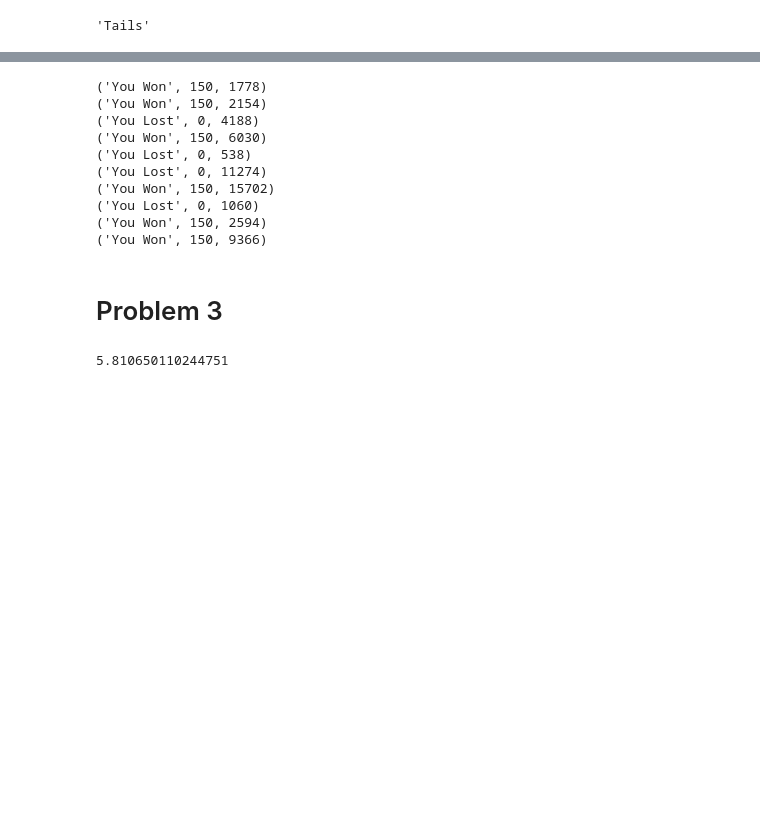
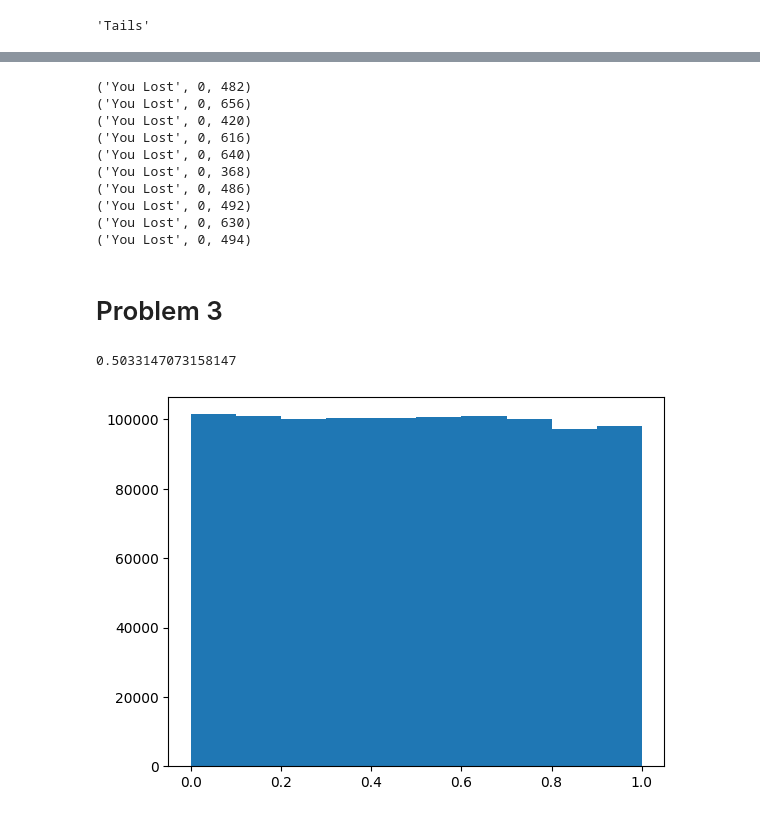
Before and after one commit to parkergeorge30/Phys41, a Jupyter notebook: HW3.ipynb, the cells around one changed output, grey strips where cells are left out. Saved outputs shown, nothing was run; the diff lists cells and outputs as text; code cells hidden in the pictures; blank space fills up the shorter version.

```diff
--- a/HW3.ipynb
+++ b/HW3.ipynb
@@ -80,30 +80,42 @@ def do_you_wanna_play_a_game(p):
 # %%
 N = 0
 while N<10:
-    print(do_you_wanna_play_a_game(0.5))
+    print(do_you_wanna_play_a_game(0.45))
     N+=1
 # %% [output]
-('You Won', 150, 1778)
-('You Won', 150, 2154)
-('You Lost', 0, 4188)
-('You Won', 150, 6030)
-('You Lost', 0, 538)
-('You Lost', 0, 11274)
-('You Won', 150, 15702)
-('You Lost', 0, 1060)
-('You Won', 150, 2594)
-('You Won', 150, 9366)
+('You Lost', 0, 482)
+('You Lost', 0, 656)
+('You Lost', 0, 420)
+('You Lost', 0, 616)
+('You Lost', 0, 640)
+('You Lost', 0, 368)
+('You Lost', 0, 486)
+('You Lost', 0, 492)
+('You Lost', 0, 630)
+('You Lost', 0, 494)
 # %% [markdown]
 # Problem 3
 # %%
 import time
 # %%
-def rand(a,b):
+def rand_gen(a,b):
+    #randomout = np.zeros(N)
     if a == 0 or b == 0:
          raise TypeError('Cannot Multiply or divide by zero')
-    randomout = ((a*time.time())%b)
-    return randomout
+    #for i in range(0,N):
+    randomout = (a*time.time())%b
+    return randomout / (b-1)
+
+rand_gen(123456789,987654321)
+# %% [output]
+0.5033147073158147
-# %%
-rand(1,10)
-# %% [output]
-5.810650110244751
+# %%
+# Very uniform
+n = 1000000
+dist1 = np.zeros(n)
+for i in range(0,n):
+    dist1[i] = rand_gen(87178291199,84673)
+plt.hist(dist1)
+plt.show()
+# %% [output]
+[figure, added]
```
Also changed, not shown: parts of 5 cells of this notebook.
